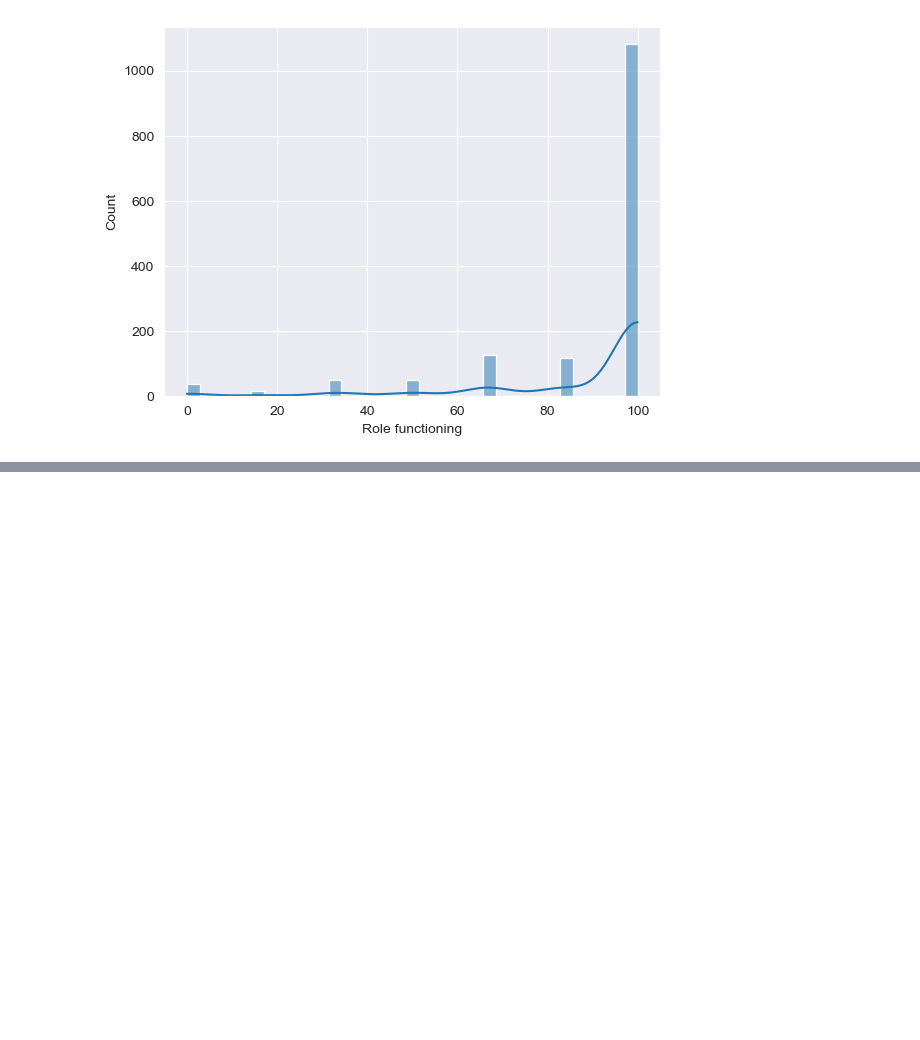
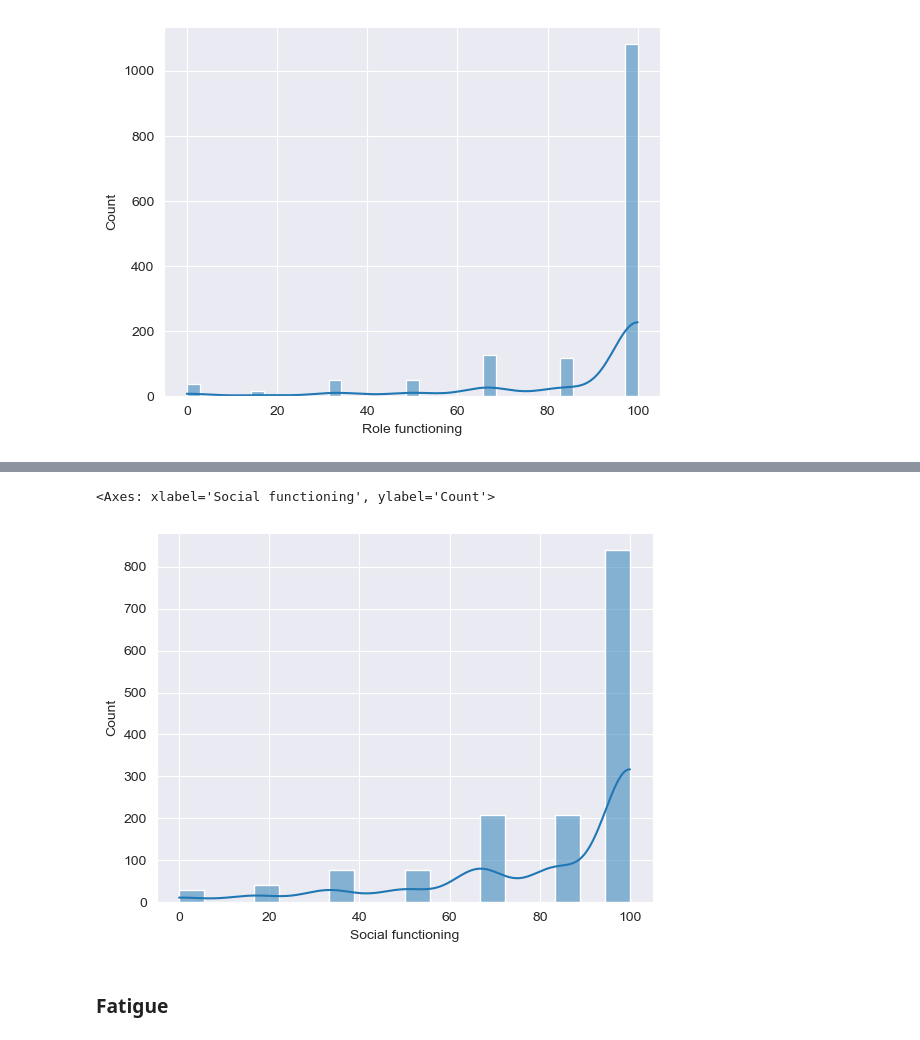
Before and after one commit to ppimas-uoc/TFG---Inteligencia-Artificial, a Jupyter notebook: Fase 2/01_EDA.ipynb, the cells around one changed output, grey strips where cells are left out. Cells and saved outputs as stored; diff of their text form; code cells hidden in the pictures; blank space fills up the shorter version.

```diff
--- a/Fase 2/01_EDA.ipynb
+++ b/Fase 2/01_EDA.ipynb
@@ -412,0 +462,5 @@ Name: count, dtype: int64
+# %%
+sns.histplot(data=df_qlq_C30, x='Social functioning', kde=True)
+# %% [output]
+<Axes: xlabel='Social functioning', ylabel='Count'>
+[figure, added]
@@ -412,0 +485,2 @@ Name: count, dtype: int64
+# %% [markdown]
+### Fatigue
```
Also changed, not shown: parts of 34 cells of this notebook.
